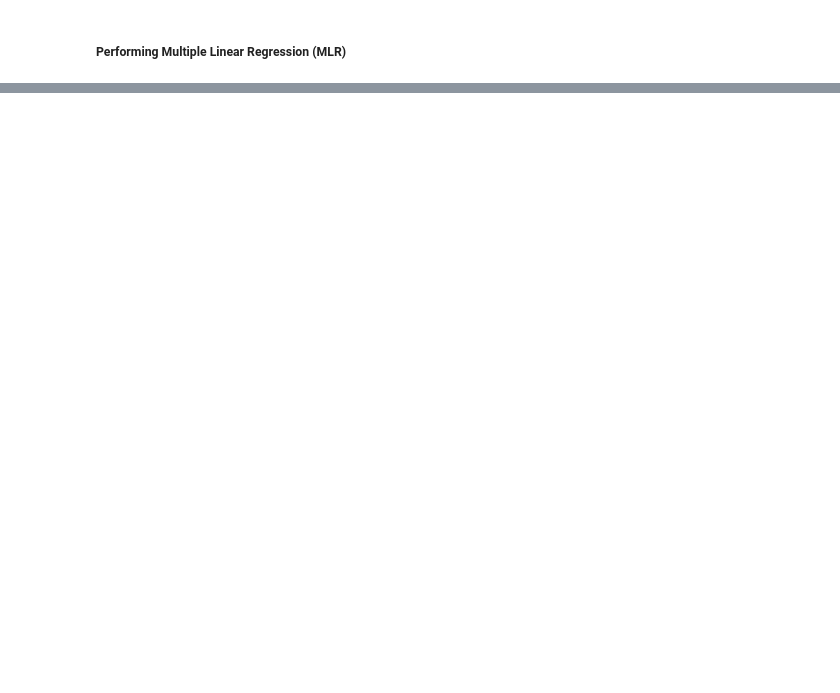
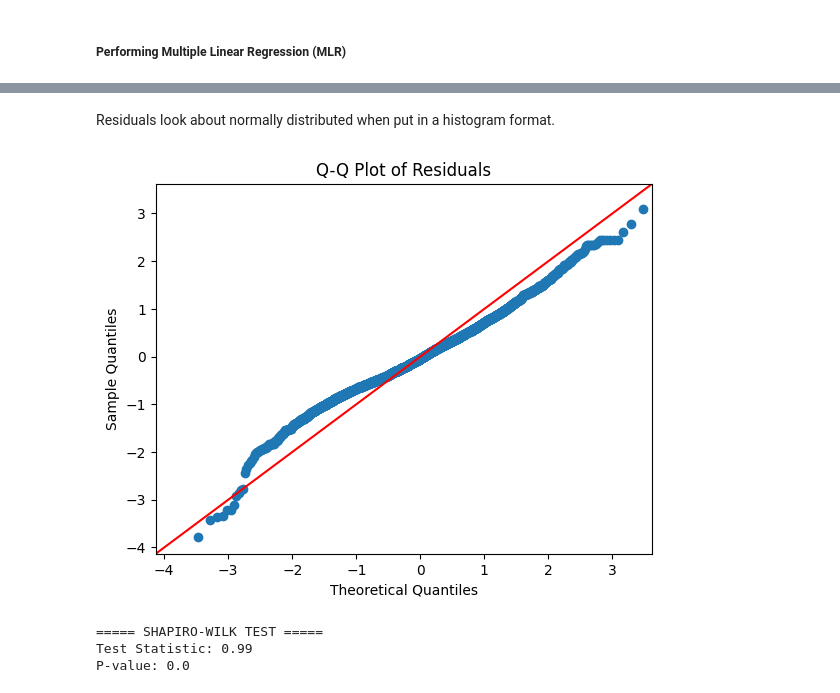
Before and after one commit to lcarnegie/INF412, a Jupyter notebook: A3/carnegie_luca_a3.ipynb, the cells around one changed output, grey strips where cells are left out. Cells and saved outputs as stored; diff of their text form; code cells hidden in the pictures; blank space fills up the shorter version.

```diff
--- a/A3/carnegie_luca_a3.ipynb
+++ b/A3/carnegie_luca_a3.ipynb
@@ -190,0 +266,18 @@ strong multicollinearity or other numerical problems.
+# %% [markdown]
+Residuals look about normally distributed when put in a histogram format.
+# %%
+# Q-Q Plot
+stats.qqplot(residuals, line="45")
+plt.title("Q-Q Plot of Residuals")
+plt.show()
+
+# Shapiro-Wilk Test
+shapiro_test = shapiro(residuals)
+print("\n===== SHAPIRO-WILK TEST =====")
+print(f"Test Statistic: {shapiro_test[0].round(3)}")
+print(f"P-value: {shapiro_test[1].round(5)}")
+# %% [output]
+[figure, added]
+===== SHAPIRO-WILK TEST =====
+Test Statistic: 0.99
+P-value: 0.0
```
Also changed, not shown: parts of 27 cells of this notebook, 1 other file.
